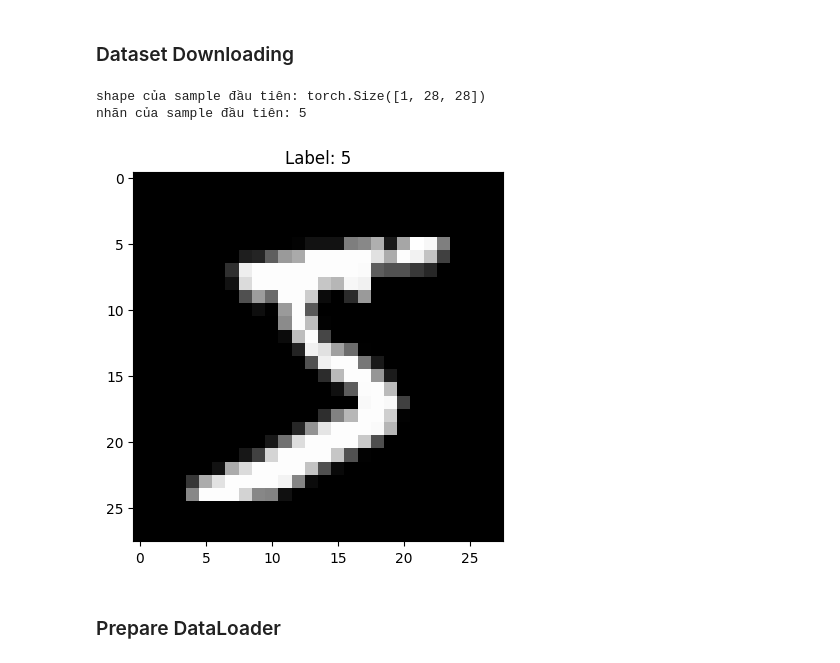
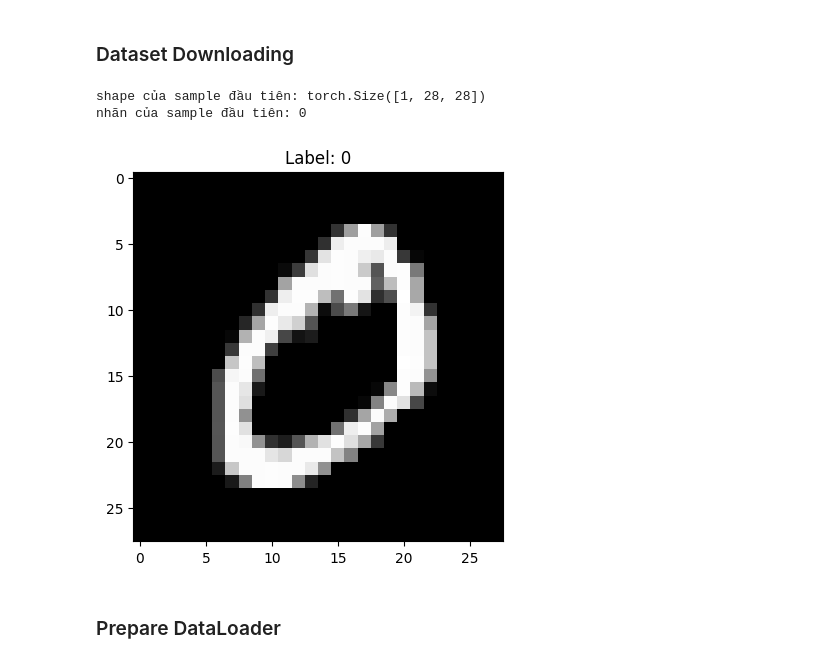
Before and after one commit to HongQuan1812/AIO2025, a Jupyter notebook: Module 5/NNET softmax-torch.ipynb, the cells around one changed output. Drawn from its saved outputs; the diff is of its cells as text; code cells hidden in the pictures.

```diff
--- a/Module 5/NNET softmax-torch.ipynb
+++ b/Module 5/NNET softmax-torch.ipynb
@@ -19,16 +20,16 @@ transform = transforms.Compose([
 train_dataset = datasets.MNIST(root='./Datasets', train=True, download=True, transform=transform)
 test_dataset = datasets.MNIST(root='./Datasets', train=False, download=True, transform=transform)
 # %%
-print(f"shape của sample đầu tiên: {train_dataset[0][0].shape}")
-print(f"nhãn của sample đầu tiên: {train_dataset[0][1]}")
+print(f"shape của sample đầu tiên: {train_dataset[1][0].shape}")
+print(f"nhãn của sample đầu tiên: {train_dataset[1][1]}")
 
-plt.imshow(train_dataset[0][0].squeeze(), cmap="gray")
-plt.title(f"Label: {train_dataset[0][1]}")
+plt.imshow(train_dataset[1][0].squeeze(), cmap="gray")
+plt.title(f"Label: {train_dataset[1][1]}")
 plt.show()
 # %% [output]
 shape của sample đầu tiên: torch.Size([1, 28, 28])
-nhãn của sample đầu tiên: 5
+nhãn của sample đầu tiên: 0
-[figure, old version]
+[figure, new version]
 # %% [markdown]
 ### Prepare DataLoader
 # %%
```
Also changed, not shown: parts of 5 cells of this notebook, 2 other files.
